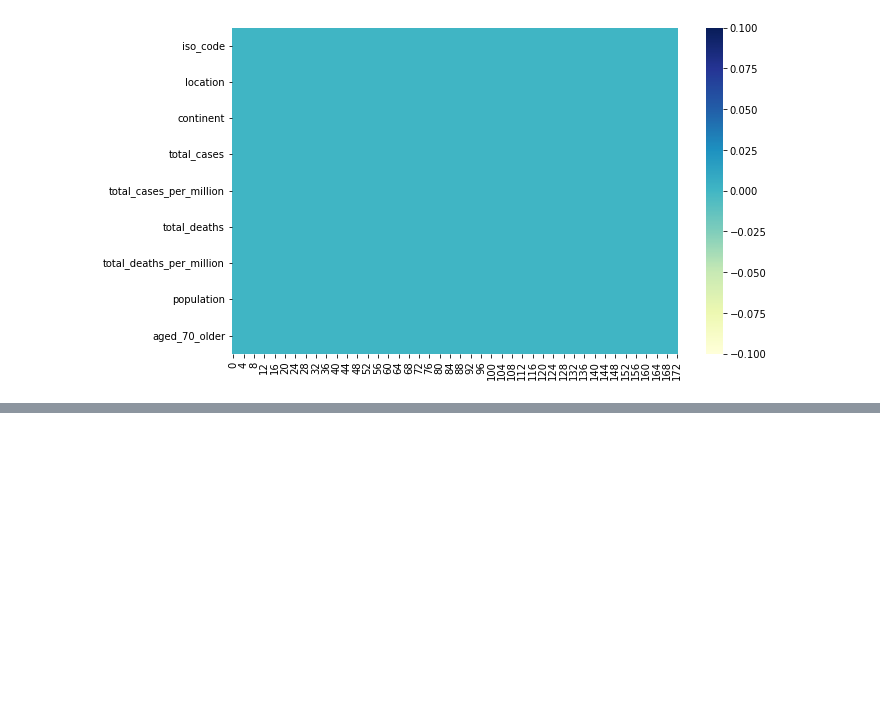
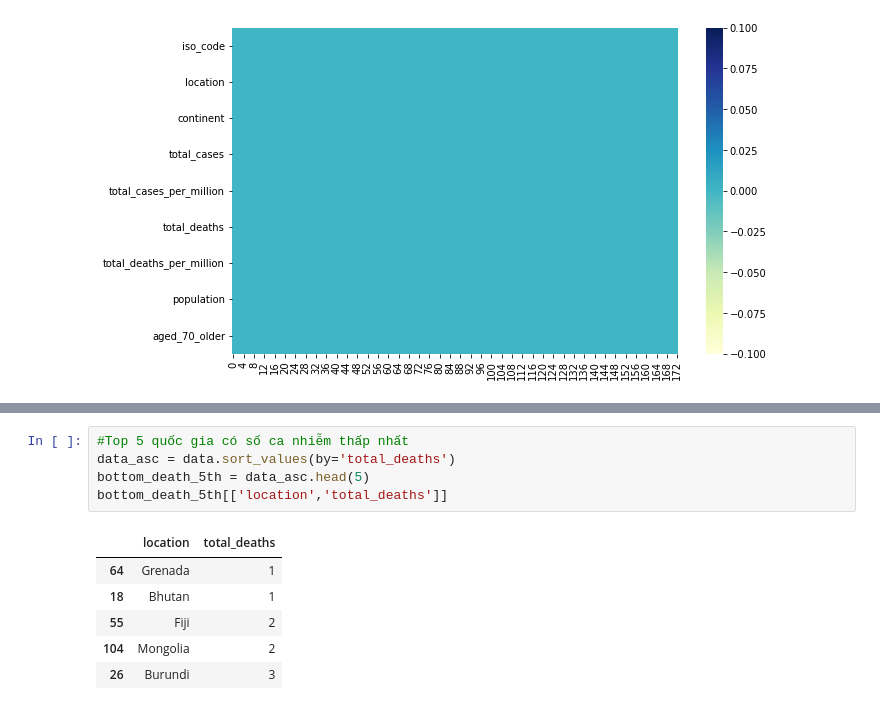
Before and after one commit to minhtri1610/covidEDA, a Jupyter notebook: dashboad.ipynb, the cells around one changed output, grey strips where cells are left out. Drawn from its saved outputs; the diff is of its cells as text; blank space fills up the shorter version.

```diff
--- a/dashboad.ipynb
+++ b/dashboad.ipynb
@@ -82,0 +106,12 @@ data[data['location'] == 'Vietnam']
+# %%
+#Top 5 quốc gia có số ca nhiễm thấp nhất
+data_asc = data.sort_values(by='total_deaths')
+bottom_death_5th = data_asc.head(5)
+bottom_death_5th[['location','total_deaths']]
+# %% [output]
+|  | location | total_deaths |
+| 64 | Grenada | 1 |
+| 18 | Bhutan | 1 |
+| 55 | Fiji | 2 |
+| 104 | Mongolia | 2 |
+| 26 | Burundi | 3 |
```
Also changed, not shown: parts of 12 cells of this notebook.
